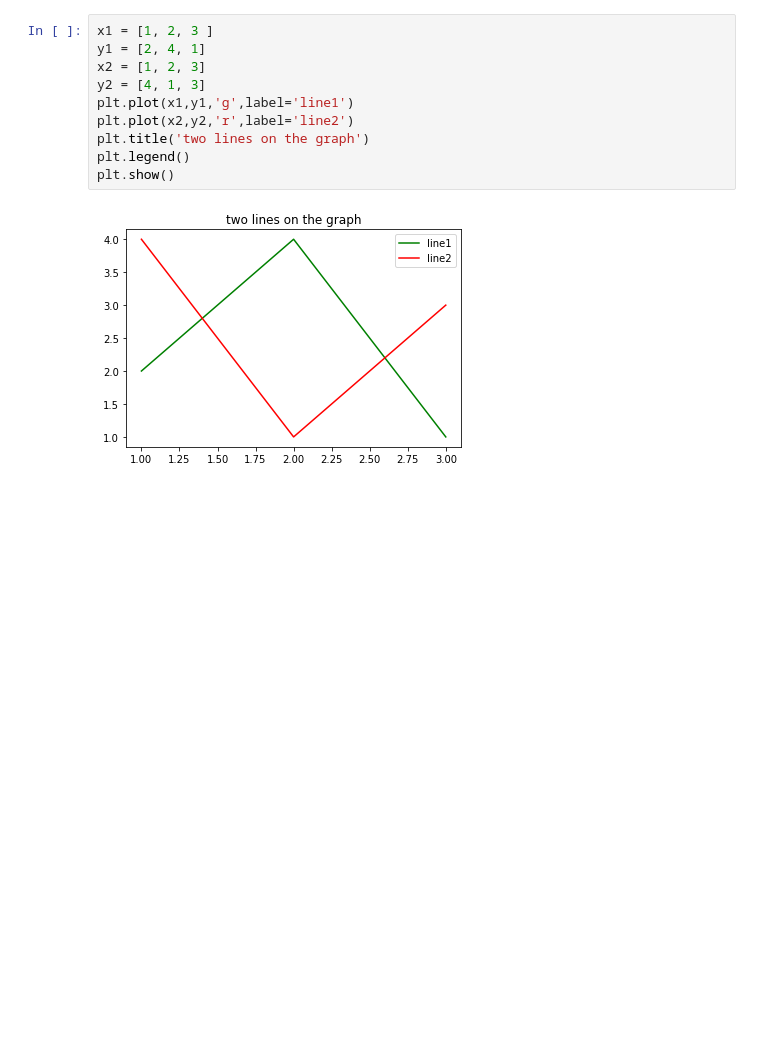
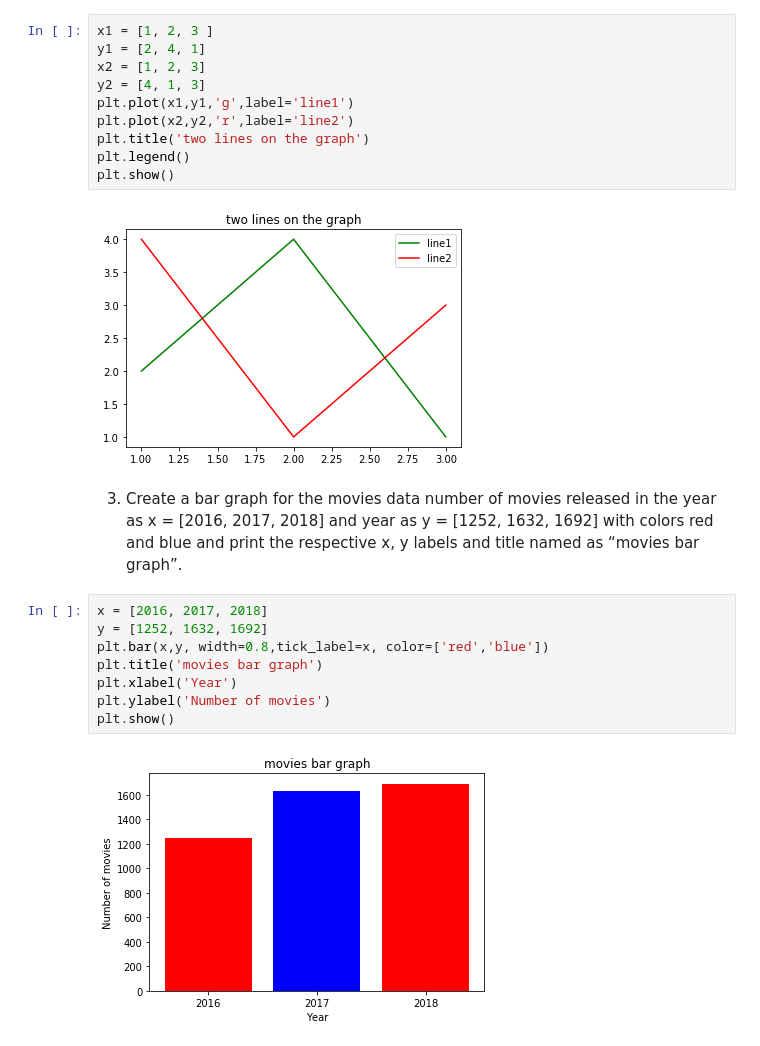
Before and after one commit to venkat2ram/Python, a Jupyter notebook: Asgn2_matplotlib.ipynb, the cells around one changed output. Drawn from its saved outputs; the diff is of its cells as text; blank space fills up the shorter version.

```diff
--- a/Asgn2_matplotlib.ipynb
+++ b/Asgn2_matplotlib.ipynb
@@ -27,3 +27,15 @@ plt.legend()
 plt.show()
 # %% [output]
 [figure]
+# %% [markdown]
+3.	Create a bar graph for the movies data number of movies released in the year as x = [2016, 2017, 2018] and year as y = [1252, 1632, 1692] with colors red and blue and print the respective x, y labels and title named as “movies bar graph”.
+# %%
+x = [2016, 2017, 2018]
+y = [1252, 1632, 1692]
+plt.bar(x,y, width=0.8,tick_label=x, color=['red','blue'])
+plt.title('movies bar graph')
+plt.xlabel('Year')
+plt.ylabel('Number of movies')
+plt.show()
+# %% [output]
+[figure, added]
```
Also changed, not shown: parts of 3 cells of this notebook.
